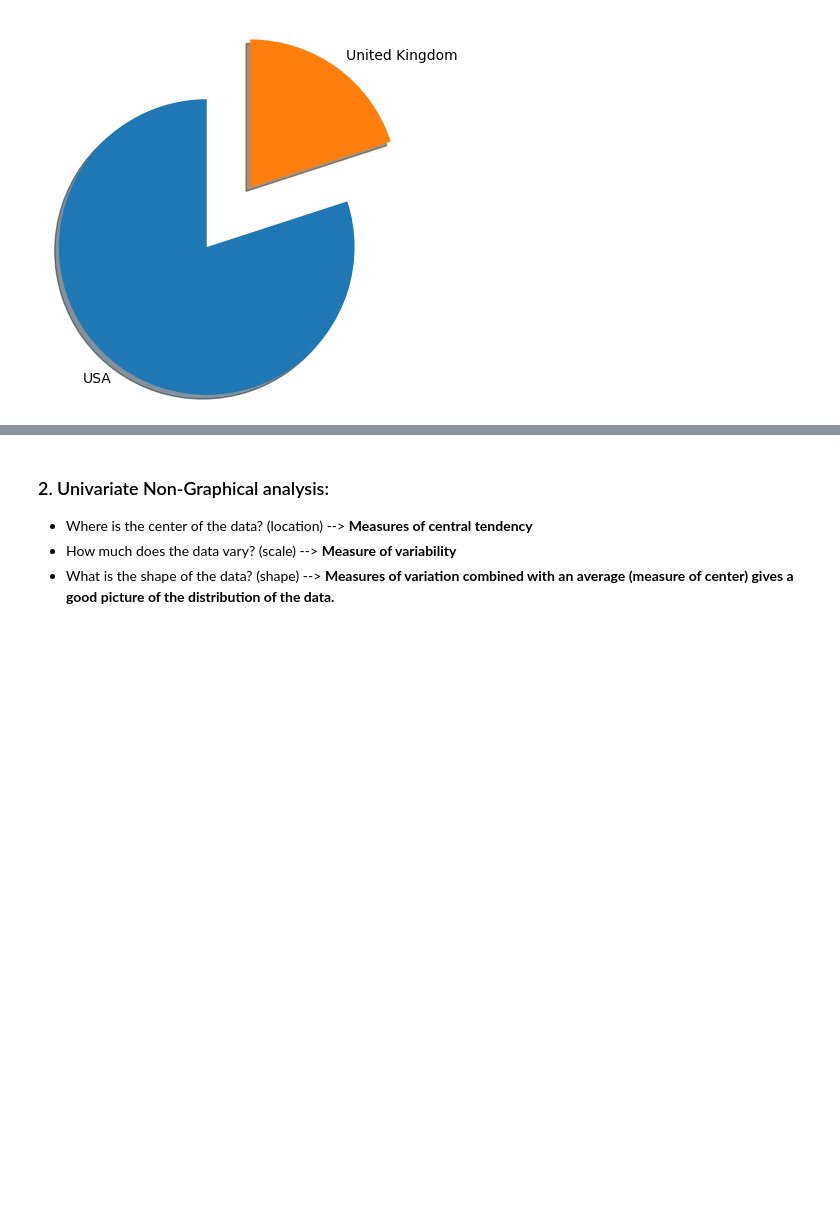
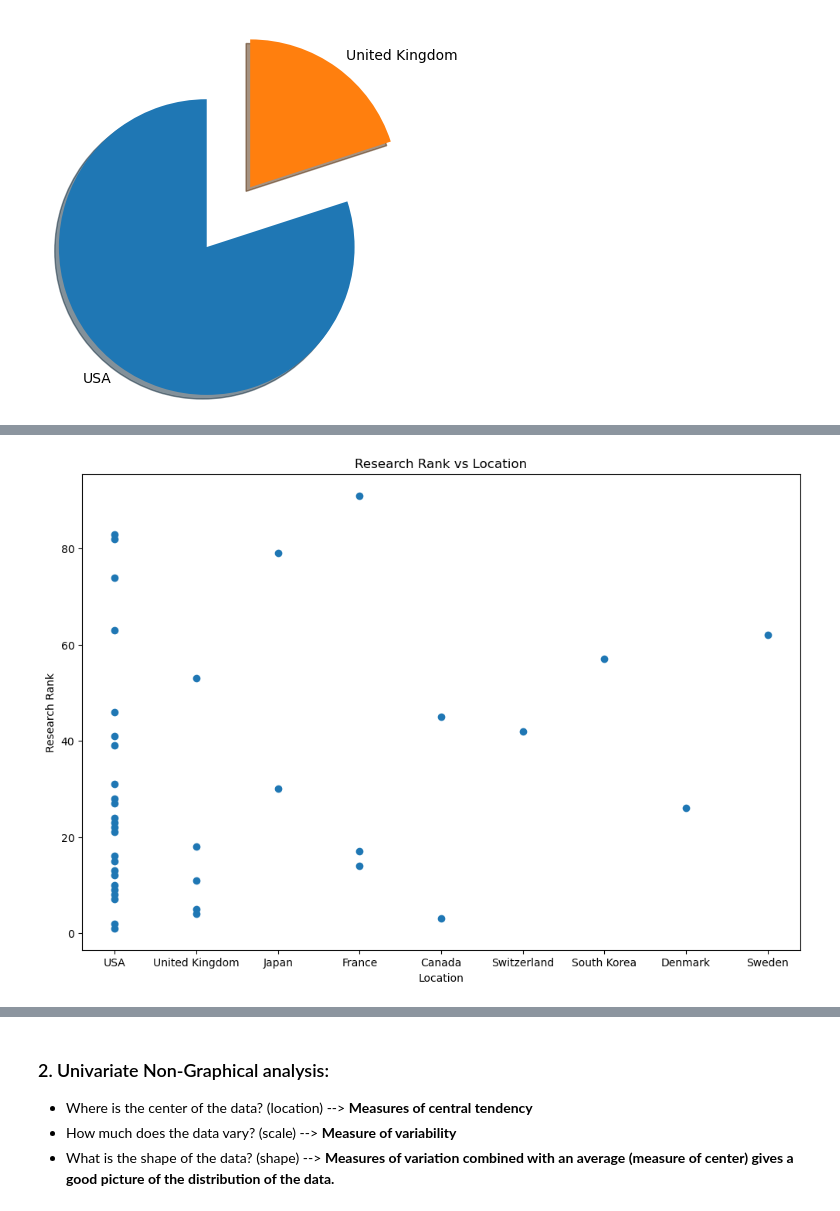
Before and after one commit to Tuwaiq-DS-ML-bootcamp-V-7/Usecase-3-Project-2, a Jupyter notebook: EDA explain template 3.ipynb, the cells around one changed output, grey strips where cells are left out. Cells and saved outputs as stored; diff of their text form; code cells hidden in the pictures; blank space fills up the shorter version.

```diff
--- a/EDA explain template 3.ipynb
+++ b/EDA explain template 3.ipynb
@@ -520,0 +466,15 @@ plt.show()
+# %%
+plt.figure(figsize=(12, 8))
+
+# Create a scatter plot
+plt.scatter(x=df['Location '].head(40), y=df['Research Rank'].head(40))
+
+# Adding labels and title
+plt.xlabel('Location')
+plt.ylabel('Research Rank')
+plt.title('Research Rank vs Location')
+
+# Show the plot
+plt.show()
+# %% [output]
+[figure, added]
```
Also changed, not shown: parts of 32 cells of this notebook.
